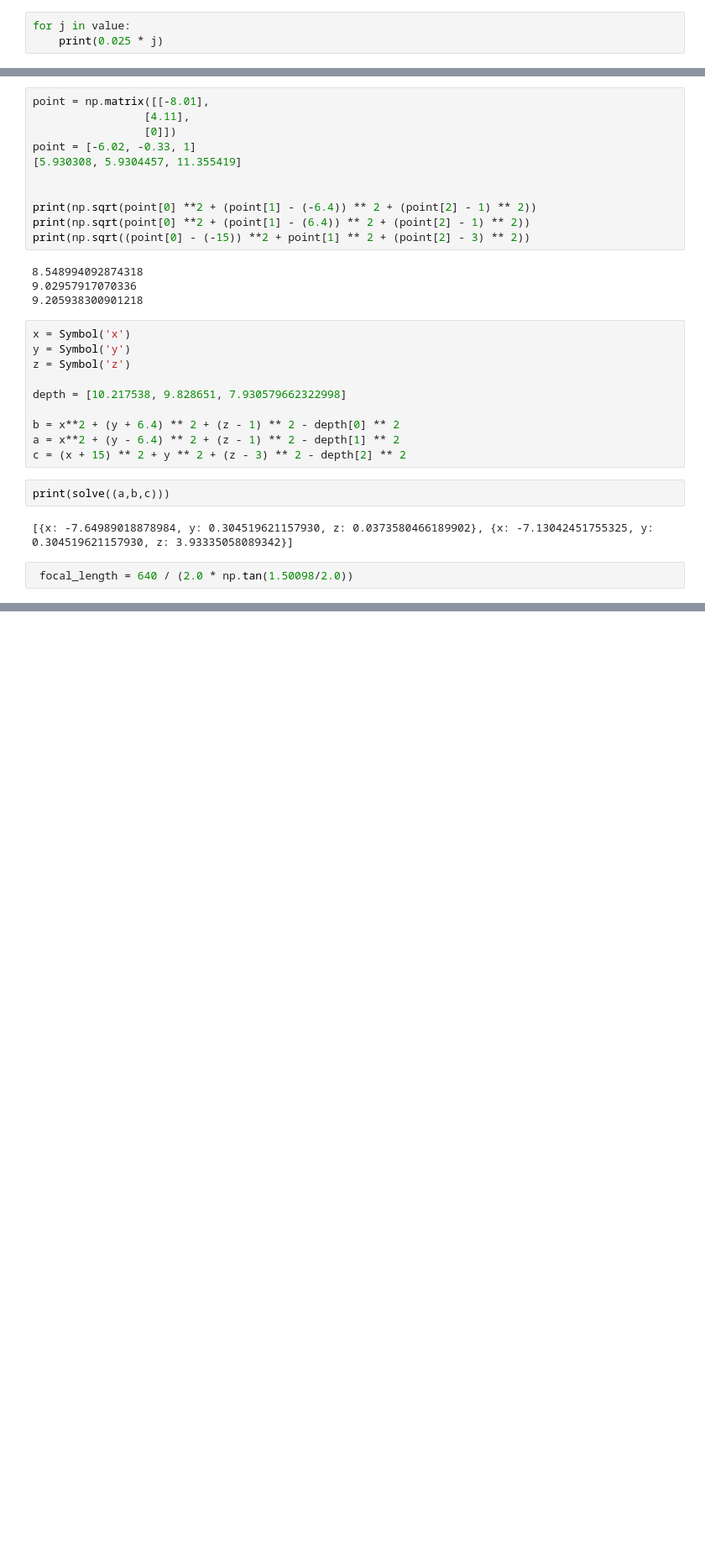
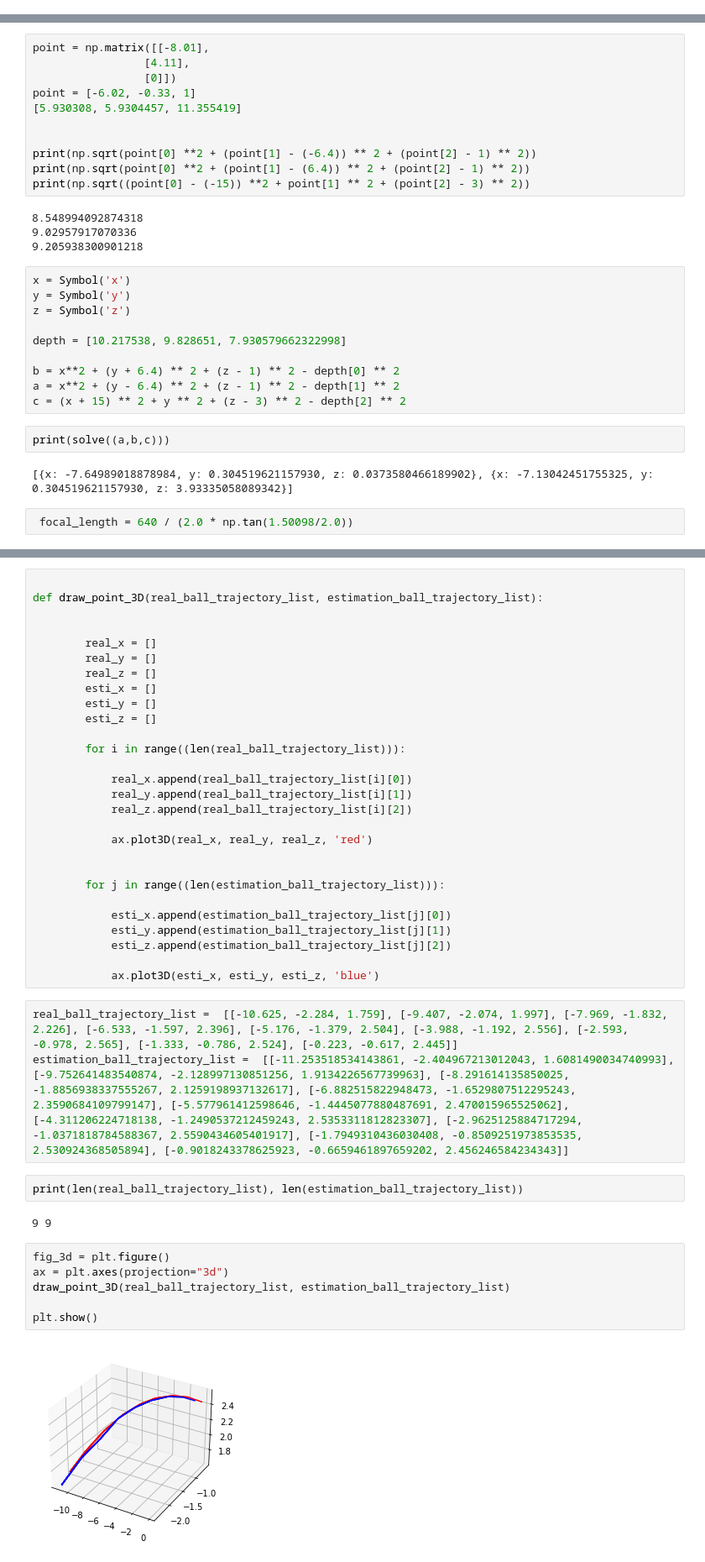
Before and after one commit to diddytpq/Predict-Tennisball-LandingPoint, a Jupyter notebook: Untitled.ipynb, the cells around one changed output, grey strips where cells are left out. Shown at 84% size. Cells and saved outputs as stored; diff of their text form; blank space fills up the shorter version.

Commit message:
estimate landing point

```diff
--- a/Untitled.ipynb
+++ b/Untitled.ipynb
@@ -946,3 +643,0 @@ value = [0.8726666666666667,
-# %%
-for j in value:
-    print(0.025 * j)
@@ -1495,0 +1112,43 @@ focal_length
+# %%
+
+def draw_point_3D(real_ball_trajectory_list, estimation_ball_trajectory_list):
+
+
+        real_x = []
+        real_y = []
+        real_z = []
+        esti_x = []
+        esti_y = []
+        esti_z = []
+
+        for i in range((len(real_ball_trajectory_list))):
+
+            real_x.append(real_ball_trajectory_list[i][0])
+            real_y.append(real_ball_trajectory_list[i][1])
+            real_z.append(real_ball_trajectory_list[i][2])
+
+            ax.plot3D(real_x, real_y, real_z, 'red')
+
+
+        for j in range((len(estimation_ball_trajectory_list))):
+
+            esti_x.append(estimation_ball_trajectory_list[j][0])
+            esti_y.append(estimation_ball_trajectory_list[j][1])
+            esti_z.append(estimation_ball_trajectory_list[j][2])
+
+            ax.plot3D(esti_x, esti_y, esti_z, 'blue')
+# %%
+real_ball_trajectory_list =  [[-10.625, -2.284, 1.759], [-9.407, -2.074, 1.997], [-7.969, -1.832, 2.226], [-6.533, -1.597, 2.396], [-5.176, -1.379, 2.504], [-3.988, -1.192, 2.556], [-2.593, -0.978, 2.565], [-1.333, -0.786, 2.524], [-0.223, -0.617, 2.445]]
+estimation_ball_trajectory_list =  [[-11.253518534143861, -2.404967213012043, 1.6081490034740993], [-9.752641483540874, -2.128997130851256, 1.9134226567739963], [-8.291614135850025, -1.8856938337555267, 2.1259198937132617], [-6.882515822948473, -1.6529807512295243, 2.3590684109799147], [-5.577961412598646, -1.4445077880487691, 2.470015965525062], [-4.311206224718138, -1.2490537212459243, 2.5353311812823307], [-2.9625125884717294, -1.0371818784588367, 2.5590434605401917], [-1.7949310436030408, -0.8509251973853535, 2.530924368505894], [-0.9018243378625923, -0.6659461897659202, 2.456246584234343]]
+# %%
+print(len(real_ball_trajectory_list), len(estimation_ball_trajectory_list))
+# %% [output]
+9 9
+# %%
+fig_3d = plt.figure()
+ax = plt.axes(projection="3d")
+draw_point_3D(real_ball_trajectory_list, estimation_ball_trajectory_list)
+
+plt.show()
+# %% [output]
+[figure, added]
```
Also changed, not shown: parts of 95 cells of this notebook, 11 other files.
